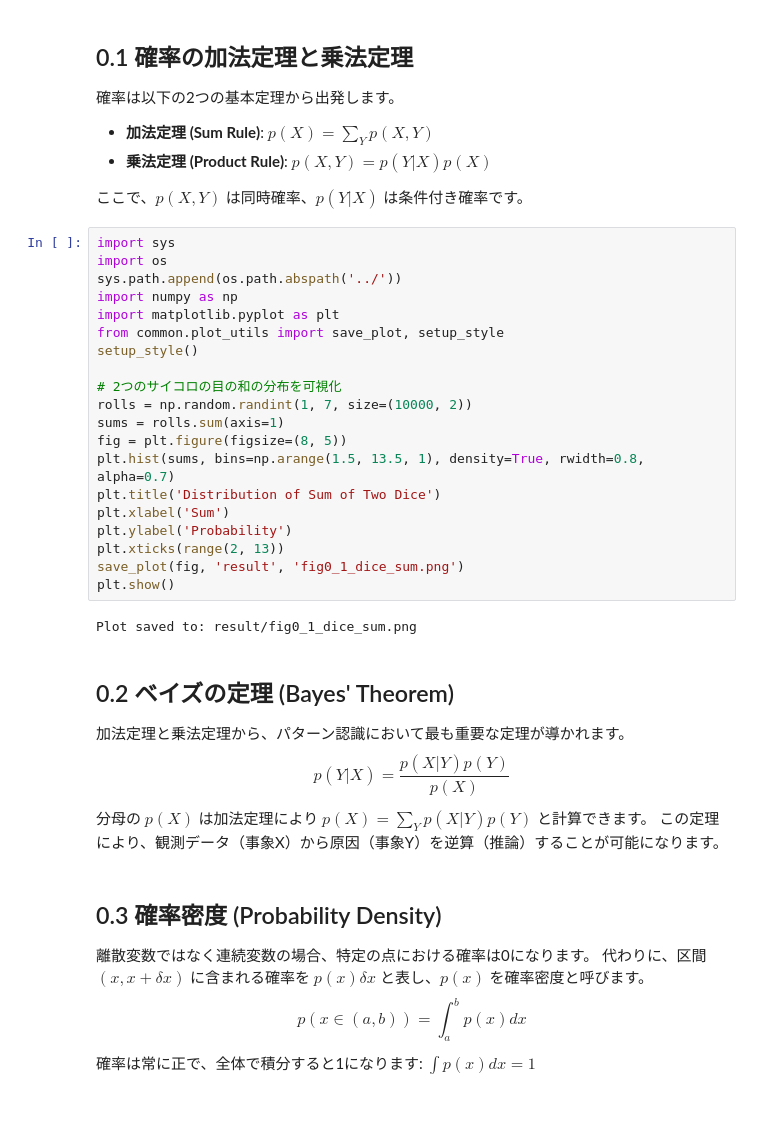
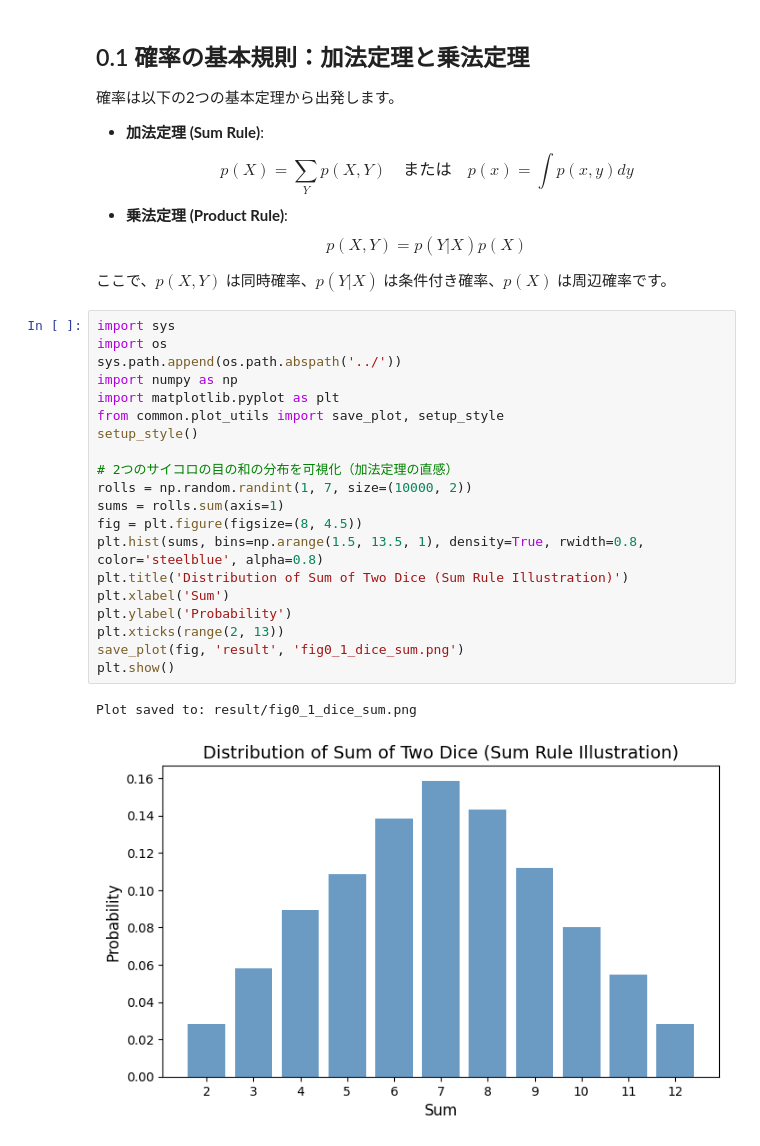
Before and after one commit to miyayudai/study-prml, a Jupyter notebook: 0/0_Foundations_of_Probability.ipynb, the cells around one changed output. Cells and saved outputs as stored; diff of their text form; blank space fills up the shorter version.

```diff
--- a/0/0_Foundations_of_Probability.ipynb
+++ b/0/0_Foundations_of_Probability.ipynb
@@ -5,42 +6,34 @@
 # %% [markdown]
-## 0.1 確率の加法定理と乗法定理
+## 0.1 確率の基本規則：加法定理と乗法定理
+
 確率は以下の2つの基本定理から出発します。
 
-- **加法定理 (Sum Rule)**: $p(X) = \sum_Y p(X, Y)$
-- **乗法定理 (Product Rule)**: $p(X, Y) = p(Y|X)p(X)$
+- **加法定理 (Sum Rule)**:
+  $$ p(X) = \sum_Y p(X, Y) \quad \text{または} \quad p(x) = \int p(x, y) dy $$
+- **乗法定理 (Product Rule)**:
+  $$ p(X, Y) = p(Y|X)p(X) $$
 
-ここで、$p(X, Y)$ は同時確率、$p(Y|X)$ は条件付き確率です。
+ここで、$p(X, Y)$ は同時確率、$p(Y|X)$ は条件付き確率、$p(X)$ は周辺確率です。
 # %%
 import sys
 import os
 sys.path.append(os.path.abspath('../'))
 import numpy as np
 import matplotlib.pyplot as plt
 from common.plot_utils import save_plot, setup_style
 setup_style()
 
-# 2つのサイコロの目の和の分布を可視化
+# 2つのサイコロの目の和の分布を可視化（加法定理の直感）
 rolls = np.random.randint(1, 7, size=(10000, 2))
 sums = rolls.sum(axis=1)
-fig = plt.figure(figsize=(8, 5))
-plt.hist(sums, bins=np.arange(1.5, 13.5, 1), density=True, rwidth=0.8, alpha=0.7)
-plt.title('Distribution of Sum of Two Dice')
+fig = plt.figure(figsize=(8, 4.5))
+plt.hist(sums, bins=np.arange(1.5, 13.5, 1), density=True, rwidth=0.8, color='steelblue', alpha=0.8)
+plt.title('Distribution of Sum of Two Dice (Sum Rule Illustration)')
 plt.xlabel('Sum')
 plt.ylabel('Probability')
 plt.xticks(range(2, 13))
 save_plot(fig, 'result', 'fig0_1_dice_sum.png')
 plt.show()
 # %% [output]
 Plot saved to: result/fig0_1_dice_sum.png
+[figure, added]
-# %% [markdown]
-## 0.2 ベイズの定理 (Bayes' Theorem)
-加法定理と乗法定理から、パターン認識において最も重要な定理が導かれます。
-$$ p(Y|X) = \frac{p(X|Y)p(Y)}{p(X)} $$
-分母の $p(X)$ は加法定理により $p(X) = \sum_Y p(X|Y)p(Y)$ と計算できます。
-この定理により、観測データ（事象X）から原因（事象Y）を逆算（推論）することが可能になります。
-# %% [markdown]
-## 0.3 確率密度 (Probability Density)
-離散変数ではなく連続変数の場合、特定の点における確率は0になります。
-代わりに、区間 $(x, x + \delta x)$ に含まれる確率を $p(x)\delta x$ と表し、$p(x)$ を確率密度と呼びます。
-$$ p(x \in (a, b)) = \int_a^b p(x) dx $$
-確率は常に正で、全体で積分すると1になります: $\int p(x) dx = 1$
```
Also changed, not shown: parts of 11 cells of this notebook, 26 other files.
